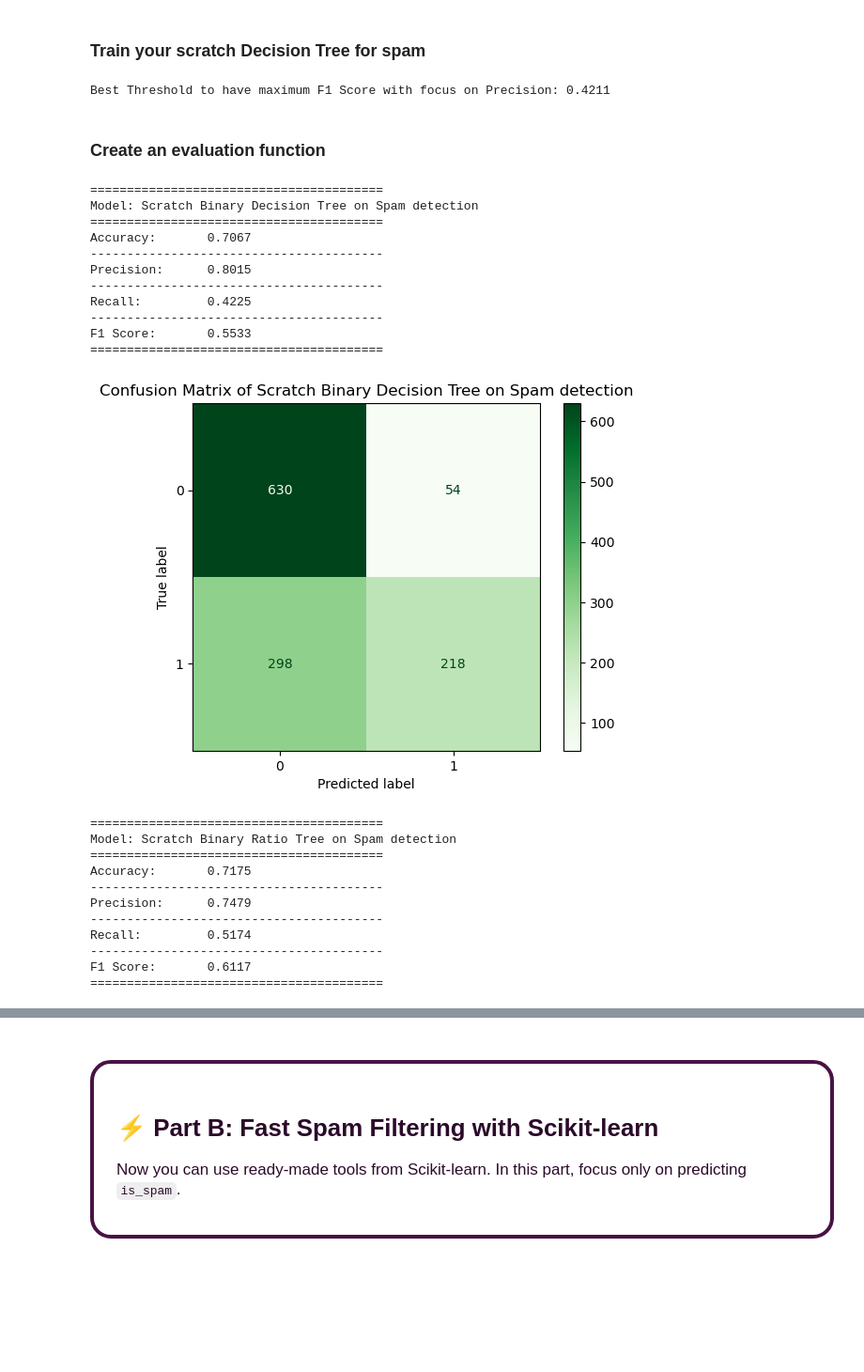
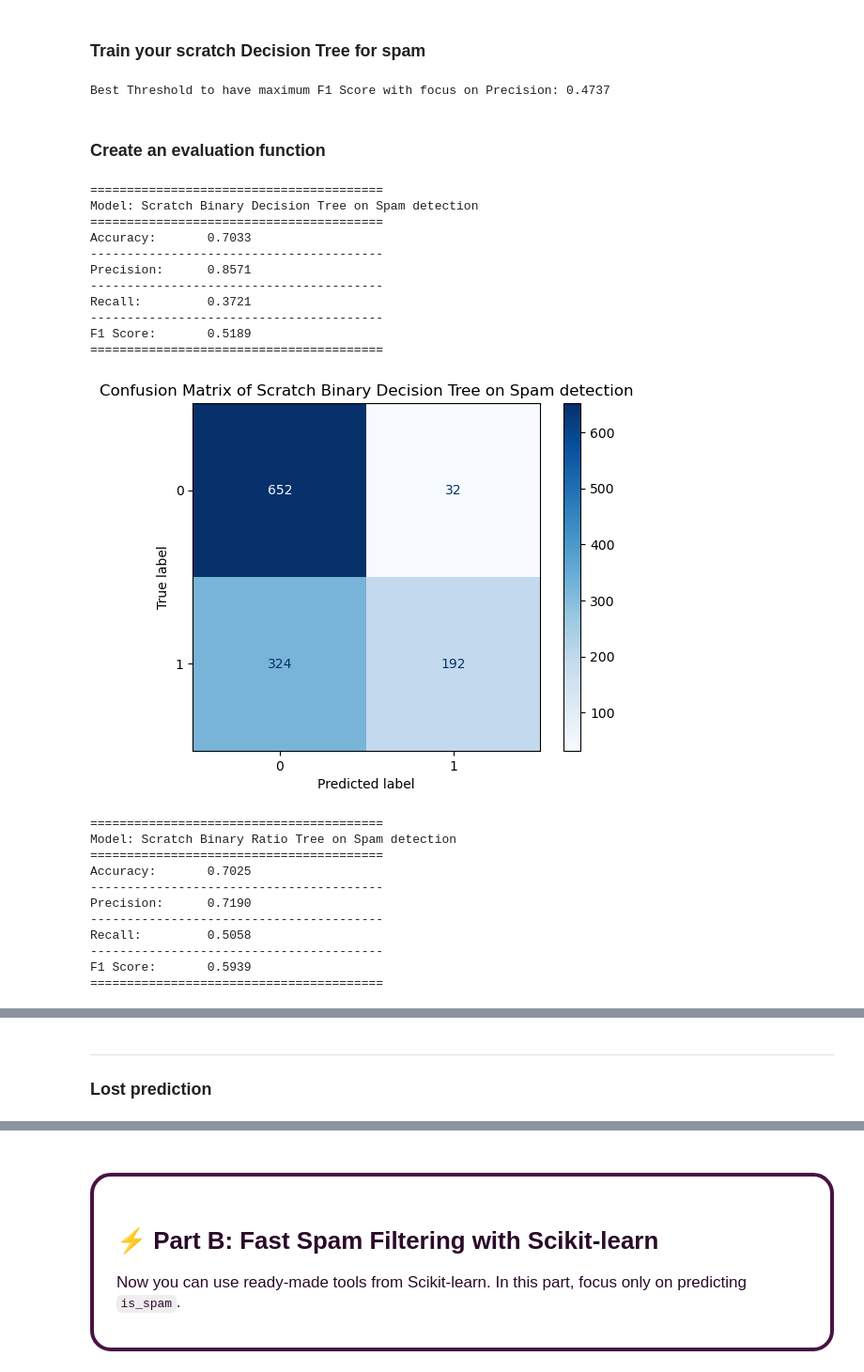
Before and after one commit to sami-rk/OrdinaryMLmodels, a Jupyter notebook: models.ipynb, the cells around one changed output, grey strips where cells are left out. Shown at 94% size. Cells and saved outputs as stored; diff of their text form; code cells hidden in the pictures; blank space fills up the shorter version.

```diff
--- a/models.ipynb
+++ b/models.ipynb
@@ -310,81 +310,89 @@ Train Size: (4800, 5)   | Test Size: (1200, 5)
 ### Train your scratch Decision Tree for spam
 # %%
 # Create a DecisionTreeClassifierScratch object
-descision_tree_scratch_binary = DecisionTreeClassifierScratch(binary_classifiction=True)
+descision_tree_spam_scratch_binary = DecisionTreeClassifierScratch(binary_classifiction=True)
 # Fit it on X_train_spam and y_train_spam
-descision_tree_scratch_binary.fit(X_train_spam, y_train_spam)
+descision_tree_spam_scratch_binary.fit(X_train_spam, y_train_spam)
 # Predict on X_val_spam
-y_pred_scratch_binary = descision_tree_scratch_binary.predict(X_test_spam)
+y_pred_spam_scratch_binary = descision_tree_spam_scratch_binary.predict(X_test_spam)
 # %%
-descision_tree_scratch_ratio = DecisionTreeClassifierScratch(binary_classifiction=False)
-descision_tree_scratch_ratio.fit(X_train_spam, y_train_spam)
+descision_tree_spam_scratch_ratio = DecisionTreeClassifierScratch(binary_classifiction=False)
+descision_tree_spam_scratch_ratio.fit(X_train_spam, y_train_spam)
 
 best_metric = -np.inf
 for spam_detect_threshold in np.linspace(0, 1, 20):
-    temp_predict = descision_tree_scratch_ratio.predict(X_test_spam, spam_detect_threshold)
+    temp_predict = descision_tree_spam_scratch_ratio.predict(X_test_spam, spam_detect_threshold)
     temp_f1 = f1_score(y_test_spam, temp_predict, zero_division=0)
     temp_precision = precision_score(y_test_spam, temp_predict, zero_division=0)
     temp_metric = (2 * temp_f1 * temp_precision) / (temp_f1 + temp_precision)
     if temp_metric > best_metric:
-        y_pred_scratch_ratio = temp_predict.copy()
+        y_pred_spam_scratch_ratio = temp_predict.copy()
         best_metric = temp_metric
         best_threshold = spam_detect_threshold
 
 print(f"Best Threshold to have maximum F1 Score with focus on Precision: {best_threshold:.4f}")
 # %% [output]
-Best Threshold to have maximum F1 Score with focus on Precision: 0.4211
+Best Threshold to have maximum F1 Score with focus on Precision: 0.4737
 # %% [markdown]
 ### Create an evaluation function
 # %%
-def evaluate_model(y_true, y_pred, model_name):
+def evaluate_model(y_true, y_pred, model_name, color = None):
     """Print Accuracy, Precision, Recall, F1 and plot Confusion Matrix."""
     # Calculate accuracy
     accuracy = accuracy_score(y_true, y_pred)
     # Calculate precision
     precision = precision_score(y_true, y_pred, zero_division=0)
     # Calculate recall
     recall = recall_score(y_true, y_pred, zero_division=0)
     # Calculate F1-score
     f1 = f1_score(y_true, y_pred, zero_division=0)
     # Print the results in a nice format
     print("=" * 40)
     print(f"Model: {model_name}")
     print("=" * 40)
     print(f"Accuracy:\t{accuracy:.4f}", end=END)
     print(f"Precision:\t{precision:.4f}", end=END)
     print(f"Recall:\t\t{recall:.4f}", end=END)
     print(f"F1 Score:\t{f1:.4f}")
     print("=" * 40)
 
     confusion_mat = confusion_matrix(y_true, y_pred)
     disp = ConfusionMatrixDisplay(confusion_mat)
-    disp.plot(cmap="Greens")
+    disp.plot(cmap=color)
     plt.title(f"Confusion Matrix of {model_name}")
     plt.show()
 
-evaluate_model(y_test_spam, y_pred_scratch_binary, "Scratch Binary Decision Tree on Spam detection")
-evaluate_model(y_test_spam, y_pred_scratch_ratio, "Scratch Binary Ratio Tree on Spam detection")
+    return {
+        "model": model_name,
+        "accuracy": round(accuracy, 4),
+        "precision": round(precision, 4),
+        "recall": round(recall, 4),
+        "f1": round(f1, 4)
+    }
+
+scratch_spam_res = evaluate_model(y_test_spam, y_pred_spam_scratch_binary, "Scratch Binary Decision Tree on Spam detection", "Blues")
+evaluate_model(y_test_spam, y_pred_spam_scratch_ratio, "Scratch Binary Ratio Tree on Spam detection", "Greens")
 # %% [output]
 ========================================
 Model: Scratch Binary Decision Tree on Spam detection
 ========================================
-Accuracy:       0.7067
+Accuracy:       0.7033
 ----------------------------------------
-Precision:      0.8015
+Precision:      0.8571
 ----------------------------------------
-Recall:         0.4225
+Recall:         0.3721
 ----------------------------------------
-F1 Score:       0.5533
+F1 Score:       0.5189
 ========================================
-[figure, old version]
+[figure, new version]
 ========================================
 Model: Scratch Binary Ratio Tree on Spam detection
 ========================================
-Accuracy:       0.7175
+Accuracy:       0.7025
 ----------------------------------------
-Precision:      0.7479
+Precision:      0.7190
 ----------------------------------------
-Recall:         0.5174
+Recall:         0.5058
 ----------------------------------------
-F1 Score:       0.6117
+F1 Score:       0.5939
 ========================================
@@ -391,0 +400,3 @@ F1 Score:       0.6117
+# %% [markdown]
+---
+### Lost prediction
```
Also changed, not shown: parts of 9 cells of this notebook.
